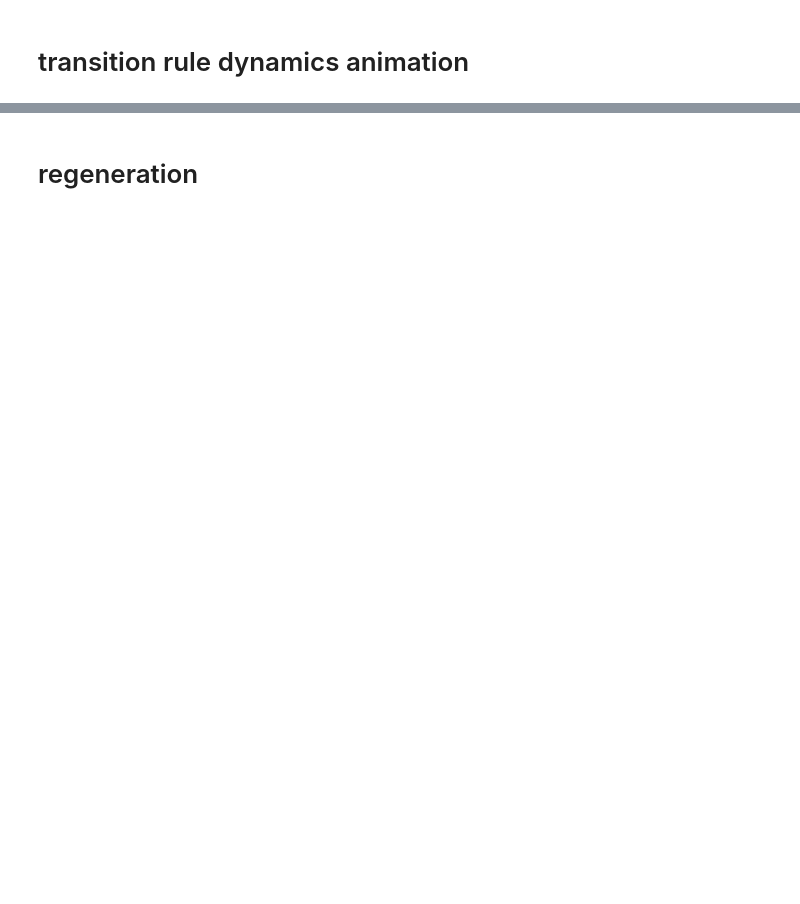
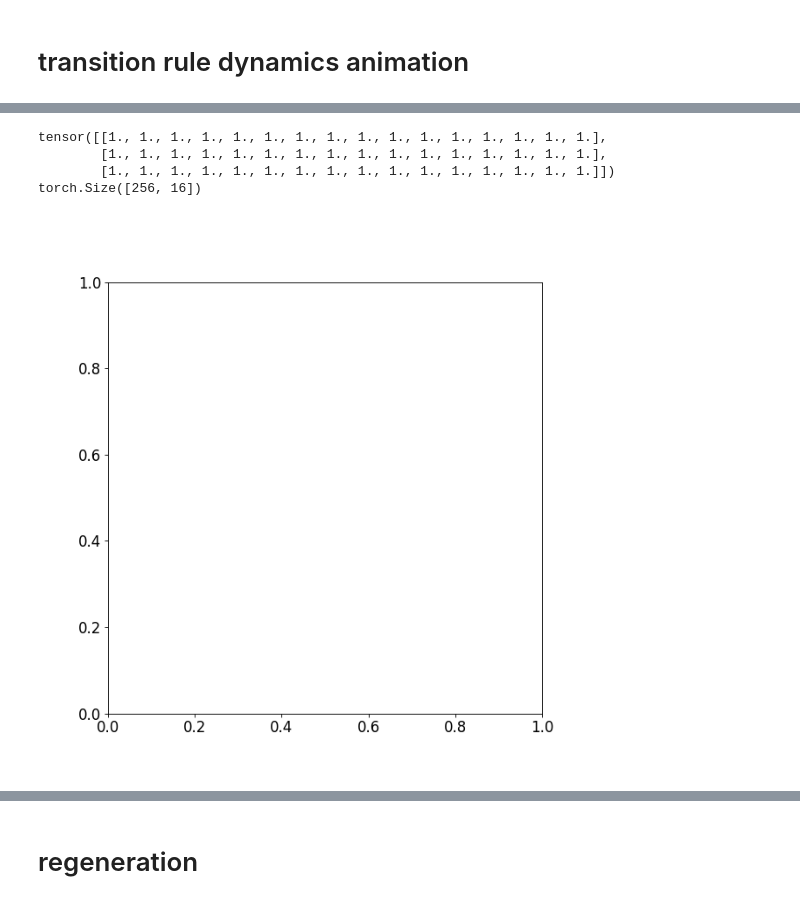
Before and after one commit to JellyPuddy/egnca, a Jupyter notebook: notebooks/test_geometric_graph.ipynb, the cells around one changed output, grey strips where cells are left out. Saved outputs shown, nothing was run; the diff lists cells and outputs as text; code cells hidden in the pictures; blank space fills up the shorter version.

```diff
--- a/notebooks/test_geometric_graph.ipynb
+++ b/notebooks/test_geometric_graph.ipynb
@@ -77,7 +103,7 @@ inter_coords, inter_node_feats = model.eval(n_steps=50, rotate=True, return_inte
 
 def animate(t):
     ax.clear()
-    coord2scatter(inter_coords[t], box_dim=box_dim, ax=ax, title=get_title(t, inter_coords[t]))
+    coord2scatter(inter_coords[t], box_dim=box_dim * 2, ax=ax, title=get_title(t, inter_coords[t]), zero_center=True)#, feat=inter_node_feats[t])
     # plot_edge_index(model.edge_index, coord=inter_coords[t]), box_dim=box_dim, ax=ax, title=get_title(t, inter_coords[t]))
 
 fig = plt.figure(figsize=(8, 8), dpi=80)
@@ -91 +115,6 @@ ani = animation.FuncAnimation(fig, animate, frames=range(len(inter_coords)), int
+tensor([[1., 1., 1., 1., 1., 1., 1., 1., 1., 1., 1., 1., 1., 1., 1., 1.],
+        [1., 1., 1., 1., 1., 1., 1., 1., 1., 1., 1., 1., 1., 1., 1., 1.],
+        [1., 1., 1., 1., 1., 1., 1., 1., 1., 1., 1., 1., 1., 1., 1., 1.]])
+torch.Size([256, 16])
+[figure, added]
 # %%
```
Also changed, not shown: parts of 8 cells of this notebook, 7 other files.
